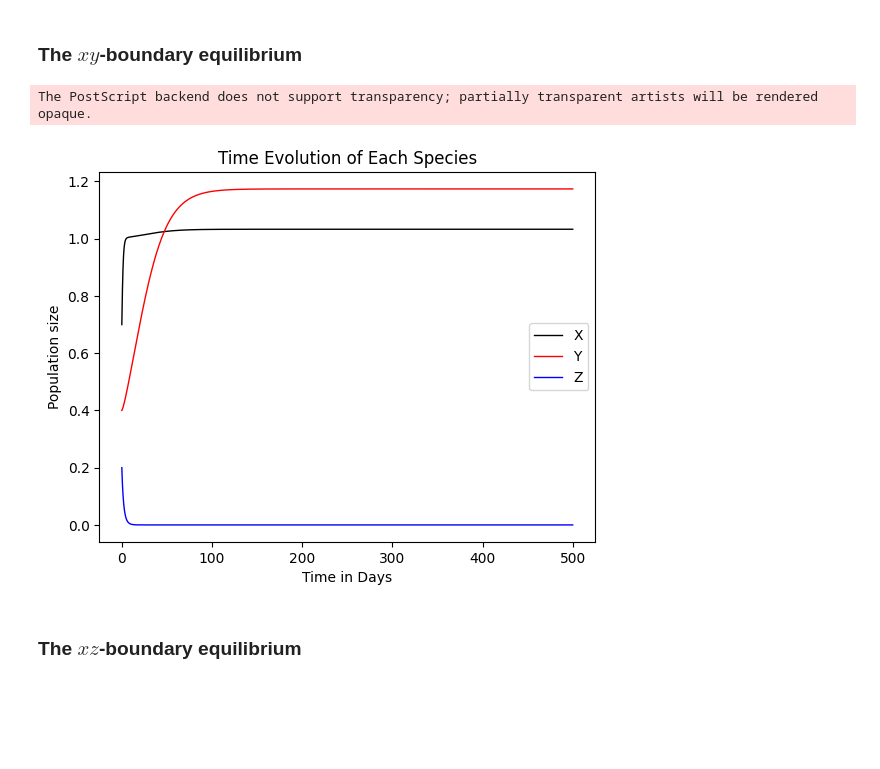
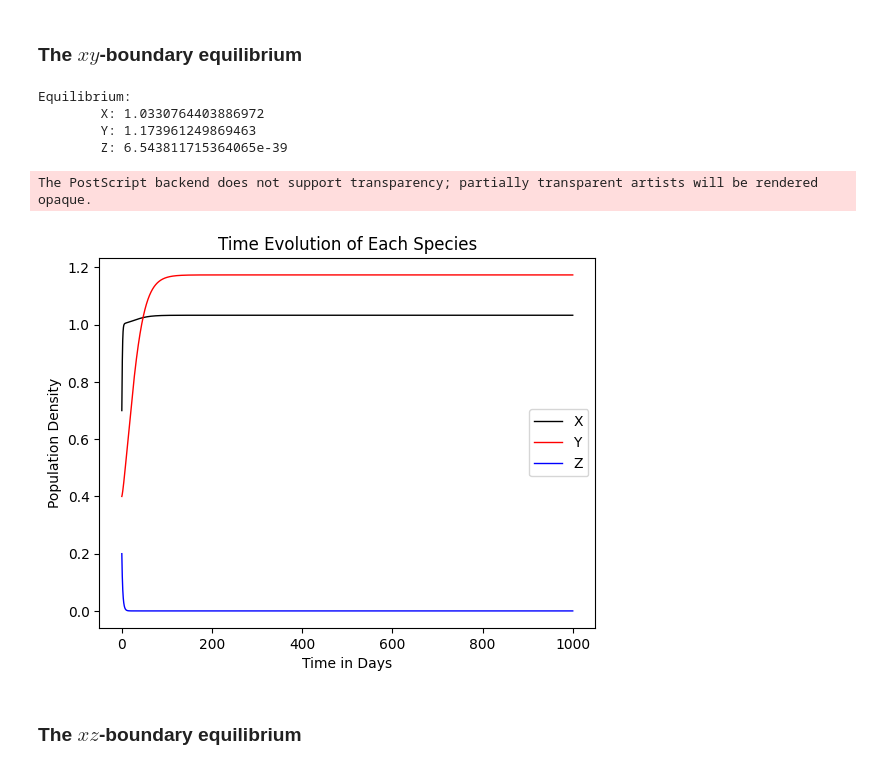
Before and after one commit to rkp1503/Complex-Dynamics-of-a-Three-Species-Ecosystem, a Jupyter notebook: code_python/main.ipynb, the cells around one changed output. Cells and saved outputs as stored; diff of their text form; code cells hidden in the pictures; blank space fills up the shorter version.

```diff
--- a/code_python/main.ipynb
+++ b/code_python/main.ipynb
@@ -70,7 +75,7 @@ labels_colors_dict = {
 # This block of code contains parameters that the user can manipulate.
 #-----------------------------------------------------------------------------
 #
-vars_dict = {
+vars_dict: dict = {
     # Density of species X
     x: 0.7,
     # Density of species Y
@@ -79,13 +84,13 @@ vars_dict = {
     z: 0.2,
 }
 #
-params_dict = {
+params_dict: dict = {
     # Ratio of intrinsic growth rate of species Y to species X
     r_yx: 0.5,
     # Ratio of intrinsic growth rate of species Z to species X
-    r_zx: 0.12,
+    r_zx: 0.5,
     # Refuge rate of species Y
-    p: 0.3,
+    p: 0.6,
     # Scaled inter-species mutualism coefficient of species Y on species X
     phi_xy: 0.6,
     # Scaled inter-species competition coefficient of species X on species Y
@@ -100,11 +105,15 @@ params_dict = {
     # Scaled death rate of species Z
     u_4: 0.5,
 }
+params_keys: list = params_dict.keys()
+params_vals_2: list = [0.7, 0.15, 0.4, 0.05, 0.5, 0.04, 0.7, 0.2, 0.5, 0.32]
+params_dict_2: dict = dict(zip(params_keys, params_vals_2))
 # Number of days to model.
-t_max = 500
+t_max = 1_000
+t_max_c = 10_000
 #
-show_equilibria = True
-show_stability = True
+show_equilibria = False
+show_stability = False
 filename = ""
 # %% [markdown]
 ## Proposed Model:
@@ -414,13 +333,20 @@ C_2C_1-C_0:
 # %%
 param_values = [0.007, 1.136, 0.874, 0.318, 0.416, 1.59, 1.655, 0.791, 0.994, 0.356]
 
-ts, sol = utils.solve_model(model, t_max, vars_dict, param_values)
+params_dict_temp = dict(zip(params_dict.keys(), param_values))
+
+ts, sol = compute_data.solve_model(model, vars_dict, params_dict_temp, t_max)
+
+print("Equilibrium:")
+print(f"\tX: {sol[-1][0]}")
+print(f"\tY: {sol[-1][1]}")
+print(f"\tZ: {sol[-1][2]}")
 
 title = "Time Evolution of Each Species"
 xaxis = "Time in Days"
-yaxis = "Population size"
+yaxis = "Population Density"
 
 filename = "equilibrium-axial-z"
 
-utils.my_plot(ts, sol, title, xaxis, yaxis, labels_colors_dict, filename=filename)
+generate_figures.my_plot(ts, sol, title, xaxis, yaxis, legend_data=labels_colors_dict, filename=filename)
 # %% [output]
@@ -431,14 +361,25 @@ The PostScript backend does not support transparency; partially transparent arti
 # %%
 param_values = [0.049, 0.467, 0.645, 0.024, 0.163, 0.031, 0.31, 0.978, 0.9, 1.004]
 
-ts, sol = utils.solve_model(model, t_max, vars_dict, param_values)
+params_dict_temp = dict(zip(params_dict.keys(), param_values))
+
+ts, sol = compute_data.solve_model(model, vars_dict, params_dict_temp, t_max)
+
+print("Equilibrium:")
+print(f"\tX: {sol[-1][0]}")
+print(f"\tY: {sol[-1][1]}")
+print(f"\tZ: {sol[-1][2]}")
 
 filename = "equilibrium-boundary-xy"
 
-utils.my_plot(ts, sol, title, xaxis, yaxis, labels_colors_dict, filename=filename)
+generate_figures.my_plot(ts, sol, title, xaxis, yaxis, legend_data=labels_colors_dict, filename=filename)
 # %% [output]
-The PostScript backend does not support transparency; partially transparent artists will be rendered opaque.
+Equilibrium:
+        X: 1.0330764403886972
+        Y: 1.173961249869463
+        Z: 6.543811715364065e-39
+The PostScript backend does not support transparency; partially transparent artists will be rendered opaque.
-[figure, old version]
+[figure, new version]
 # %% [markdown]
 ### The $xz$-boundary equilibrium
 # %%
```
Also changed, not shown: parts of 94 cells of this notebook.
